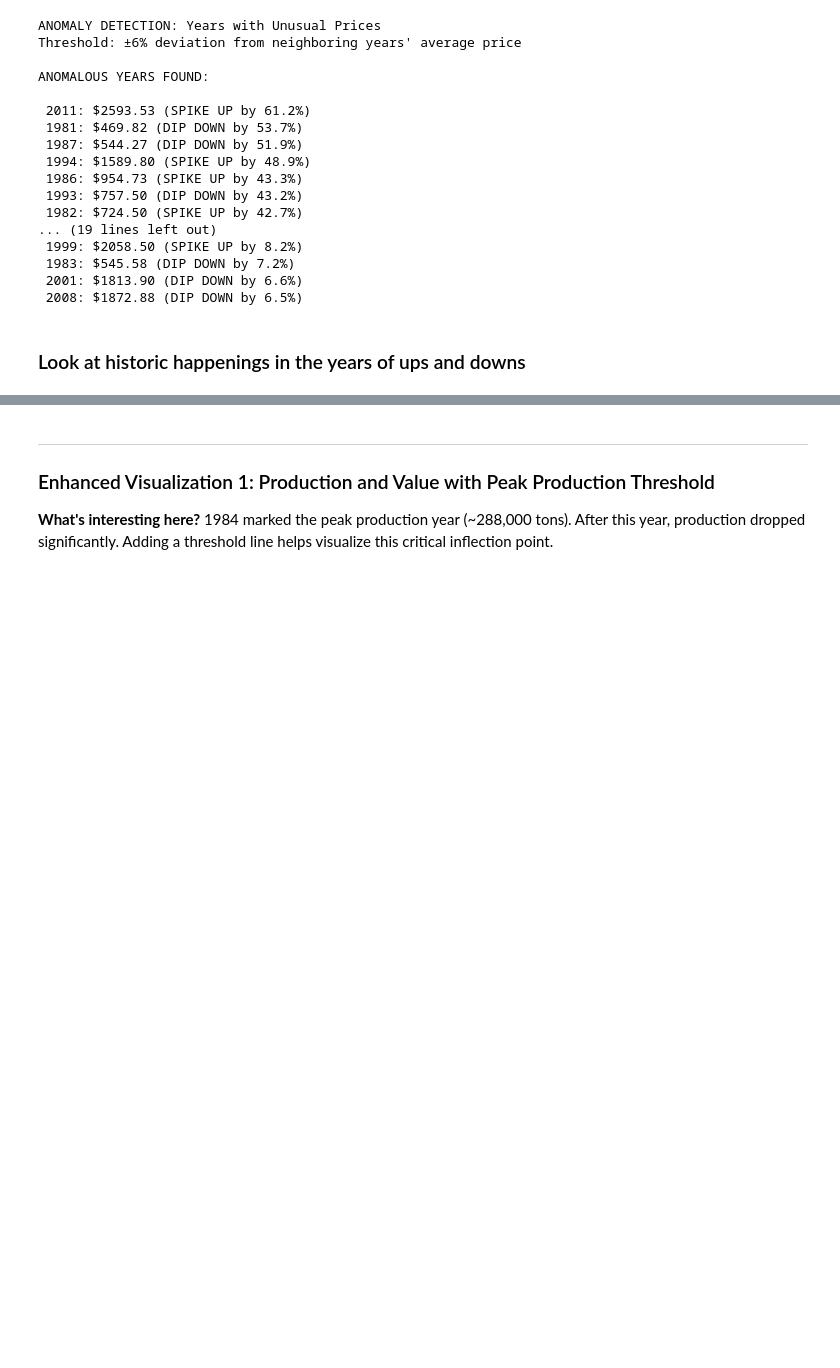
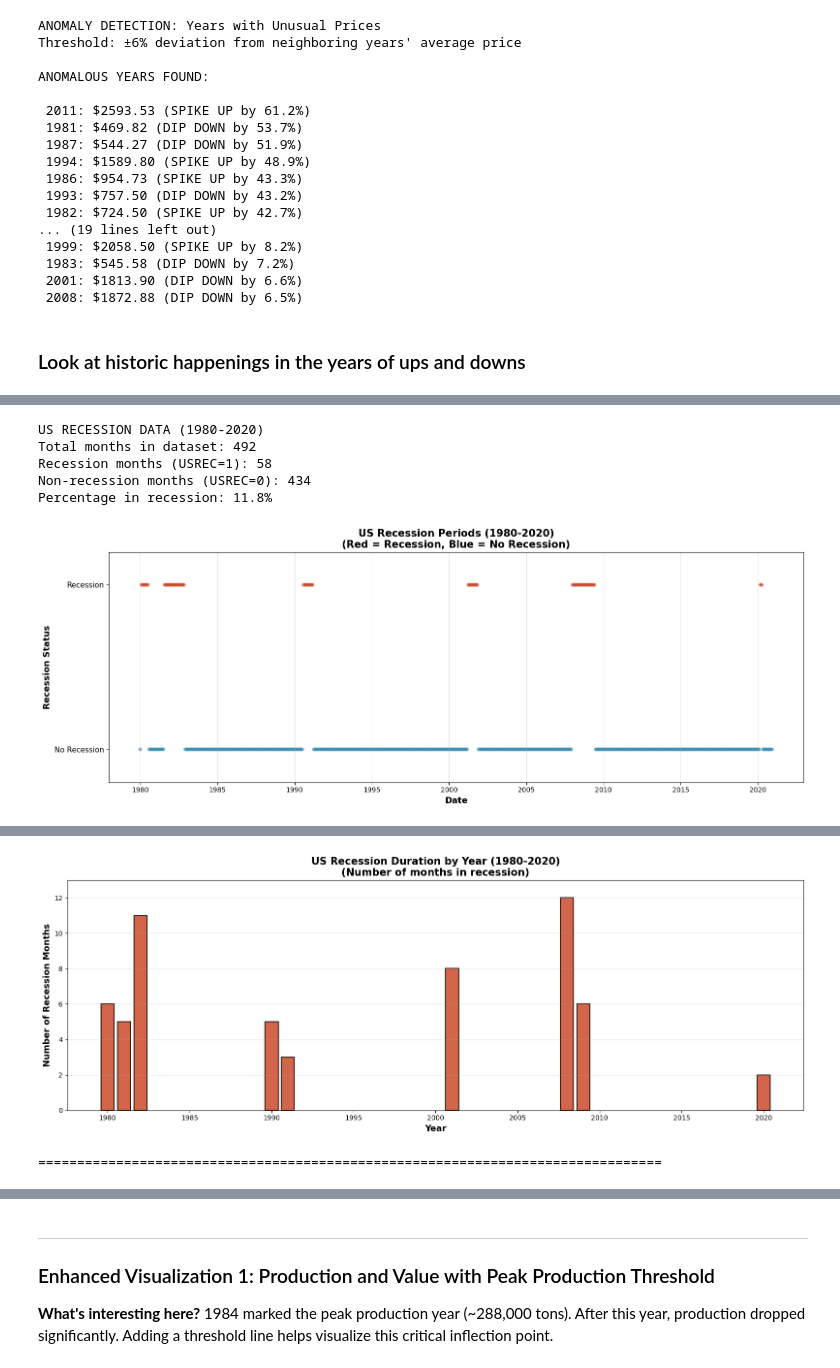
Before and after one commit to katrimik/avocado_vis, a Jupyter notebook: vis.ipynb, the cells around one changed output, grey strips where cells are left out. Drawn from its saved outputs; the diff is of its cells as text; code cells hidden in the pictures; blank space fills up the shorter version.

Commit message:
recession and expansion

```diff
--- a/vis.ipynb
+++ b/vis.ipynb
@@ -304,0 +322,73 @@ ANOMALOUS YEARS FOUND:
+# %%
+# VISUALIZING USREC DATA ONLY (1980-2020)
+# Load and explore recession periods independently
+
+recession_data = pd.read_csv('USREC.csv')
+recession_data['observation_date'] = pd.to_datetime(recession_data['observation_date'])
+recession_data['Year'] = recession_data['observation_date'].dt.year
+
+# Filter to 1980-2020
+recession_filtered = recession_data[(recession_data['Year'] >= 1980) & (recession_data['Year'] <= 2020)]
+
+print("US RECESSION DATA (1980-2020)")
+
+print(f"Total months in dataset: {len(recession_filtered)}")
+print(f"Recession months (USREC=1): {(recession_filtered['USREC'] == 1).sum()}")
+print(f"Non-recession months (USREC=0): {(recession_filtered['USREC'] == 0).sum()}")
+print(f"Percentage in recession: {(recession_filtered['USREC'] == 1).sum() / len(recession_filtered) * 100:.1f}%\n")
+
+# Visualize: Monthly recession indicator over time
+fig, ax = plt.subplots(figsize=(16, 6))
+
+# Color code: Red for recession (1), Blue for no recession (0)
+colors = ['#2E86AB' if x == 0 else '#C73E1D' for x in recession_filtered['USREC']]
+
+ax.scatter(recession_filtered['observation_date'], recession_filtered['USREC'],
+          c=colors, s=30, alpha=0.6, edgecolors='none')
+
+ax.set_xlabel('Date', fontsize=13, fontweight='bold')
+ax.set_ylabel('Recession Status', fontsize=13, fontweight='bold')
+ax.set_yticks([0, 1])
+ax.set_yticklabels(['No Recession', 'Recession'], fontsize=11)
+ax.set_ylim(-0.2, 1.2)
+ax.set_title('US Recession Periods (1980-2020)\n(Red = Recession, Blue = No Recession)',
+            fontsize=15, fontweight='bold')
+ax.grid(True, alpha=0.3, axis='x')
+plt.tight_layout()
+plt.show()
+
+# Recession by year summary
+recession_by_year = recession_filtered.groupby('Year')['USREC'].agg(['sum', 'mean']).reset_index()
+recession_by_year.columns = ['Year', 'Recession_Months', 'Recession_Intensity']
+
+print("=" * 80)
+print(" RECESSION SUMMARY BY YEAR (1980-2020)")
+print("=" * 80)
+print(recession_by_year[recession_by_year['Recession_Months'] > 0].to_string(index=False))
+print("\n(Only showing years with at least 1 recession month)\n")
+
+# Visualize: Annual recession intensity
+fig, ax = plt.subplots(figsize=(16, 6))
+
+years_with_recession = recession_by_year[recession_by_year['Recession_Months'] > 0]
+
+ax.bar(years_with_recession['Year'], years_with_recession['Recession_Months'],
+      color='#C73E1D', alpha=0.8, edgecolor='black', linewidth=1.5)
+
+ax.set_xlabel('Year', fontsize=13, fontweight='bold')
+ax.set_ylabel('Number of Recession Months', fontsize=13, fontweight='bold')
+ax.set_title('US Recession Duration by Year (1980-2020)\n(Number of months in recession)',
+            fontsize=15, fontweight='bold')
+ax.set_ylim(0, 13)
+ax.grid(True, alpha=0.3, axis='y')
+plt.tight_layout()
+plt.show()
+
+print("=" * 80)
+# %% [output]
+US RECESSION DATA (1980-2020)
+Total months in dataset: 492
+Recession months (USREC=1): 58
+Non-recession months (USREC=0): 434
+Percentage in recession: 11.8%
+[figure, added]
@@ -304,0 +410,2 @@ ANOMALOUS YEARS FOUND:
+[figure, added]
+================================================================================
```
Also changed, not shown: parts of 10 cells of this notebook, 1 other file.
